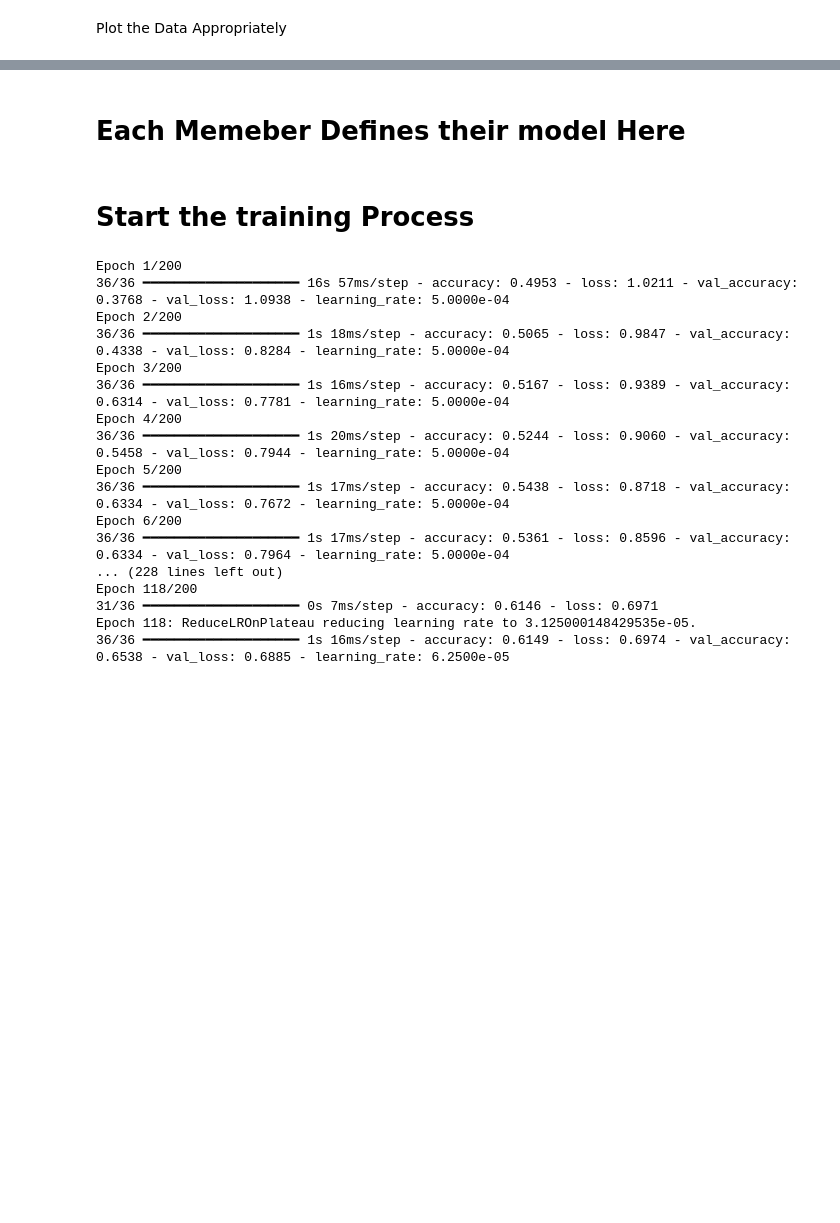
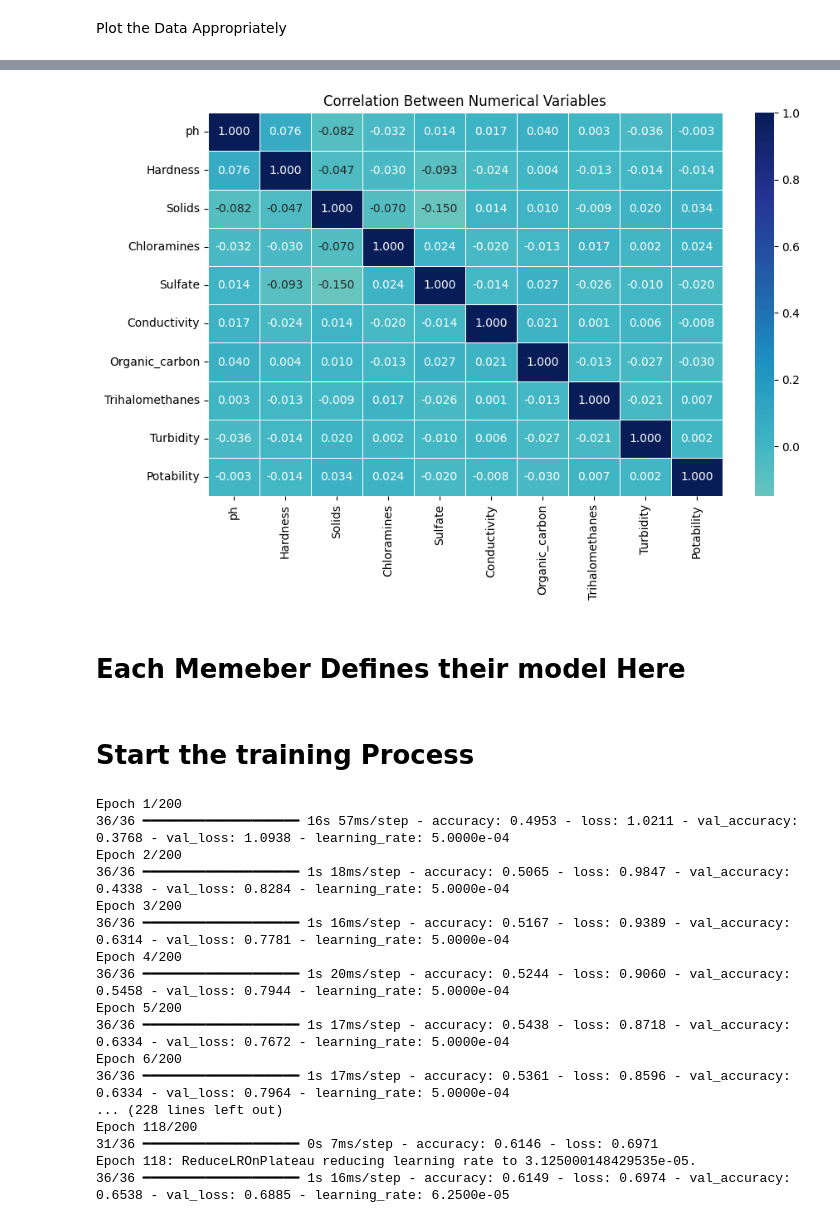
Before and after one commit to aimee-annabelle/Peer_Group_10_Water_Quality_Model, a Jupyter notebook: Annabelle_Ineza_formative_II.ipynb, the cells around one changed output, grey strips where cells are left out. Cells and saved outputs as stored; diff of their text form; code cells hidden in the pictures; blank space fills up the shorter version.

```diff
--- a/Annabelle_Ineza_formative_II.ipynb
+++ b/Annabelle_Ineza_formative_II.ipynb
@@ -109,3 +115,12 @@ Plot the Data Appropriately
+# %%
+import seaborn as sns
+
+plt.figure(figsize=(10, 6))
+sns.heatmap(df.corr(), annot=True, cmap='YlGnBu', center=0, linewidths=0.5, fmt='.3f')
+plt.title('Correlation Between Numerical Variables')
+plt.show()
+# %% [output]
+[figure, added]
 # %%
 
 # generate 2d classification dataset
```
Also changed, not shown: parts of 2 cells of this notebook.
